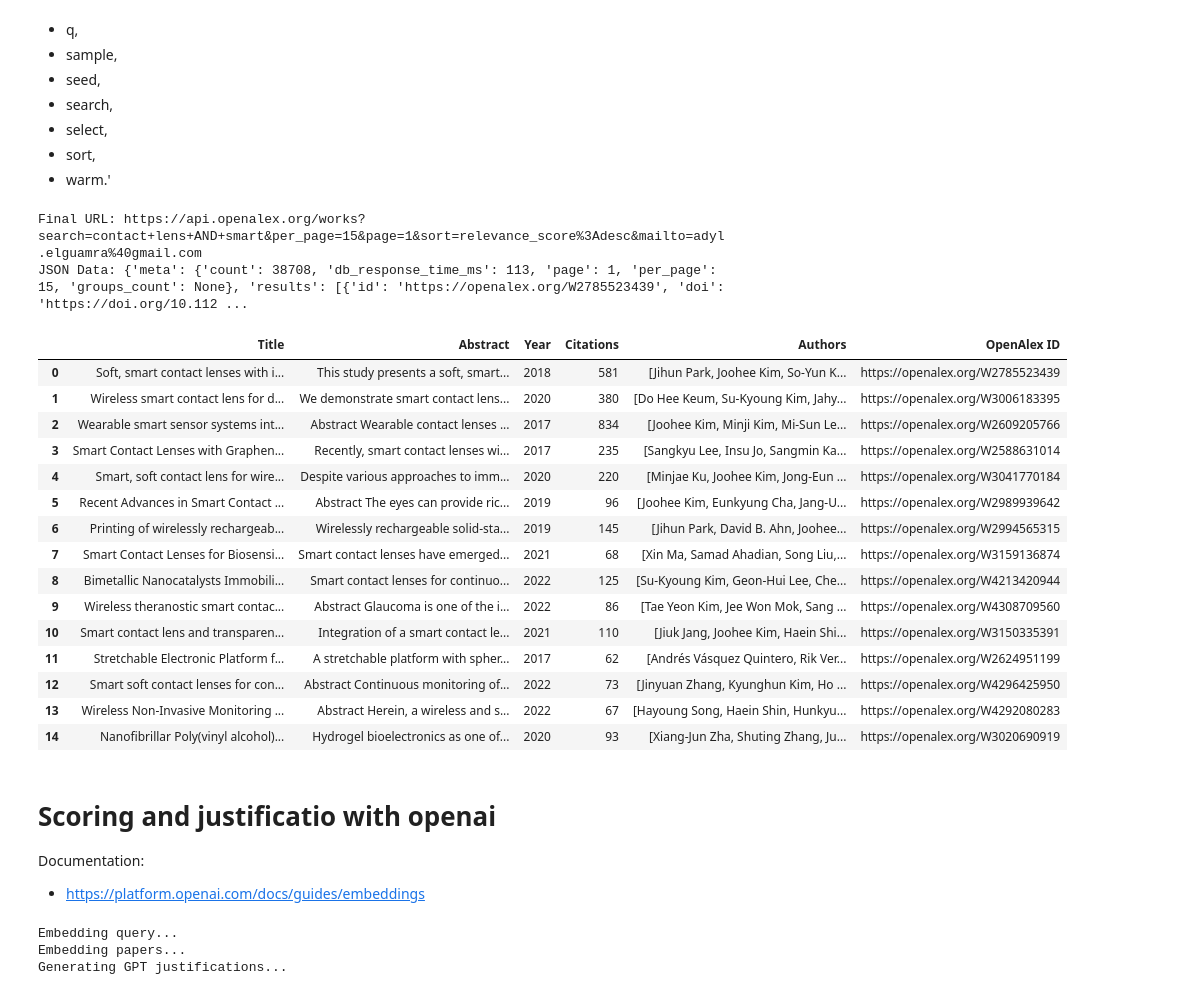
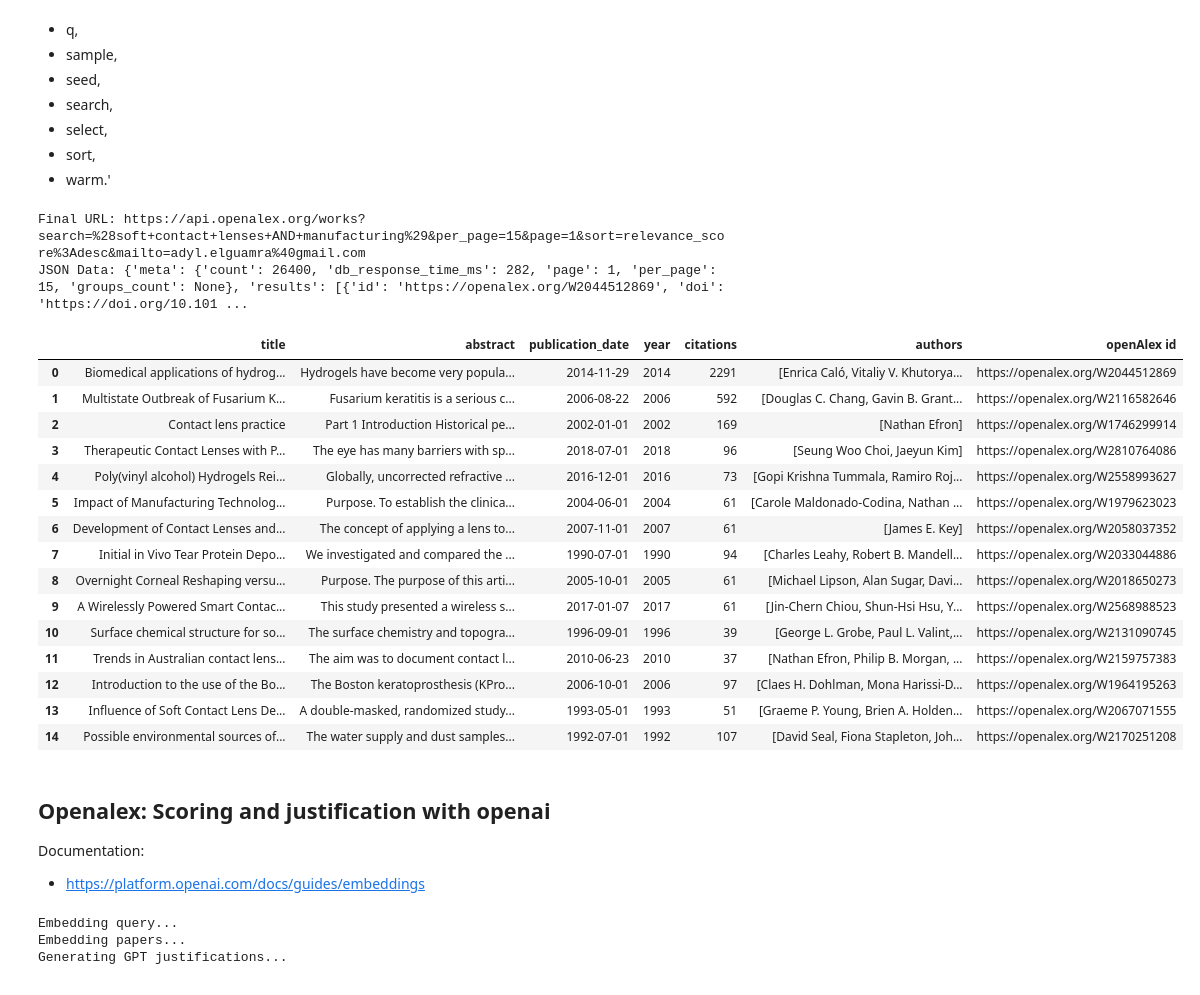
Before and after one commit to darkcyan-ugli-fruit/innolens, a Jupyter notebook: notebooks/01_innolens.ipynb, the cells around one changed output. Saved outputs shown, nothing was run; the diff lists cells and outputs as text; code cells hidden in the pictures.

```diff
--- a/notebooks/01_innolens.ipynb
+++ b/notebooks/01_innolens.ipynb
@@ -56,0 +138,13 @@ print(response.output_text)
+# %%
+import json
+
+def load_json(response_output: Response) -> dict[str, str | list[str]]:
+    # Load the json file into dictionary
+    json_dict:dict[str, str | list[str]] = json.loads(response_output)
+    # print("Parsed dict:", research_key_words)
+    return json_dict
+
+# Print the main topic
+research_key_words = load_json(response.output_text)
+print(research_key_words["main_topic"])
+# print(research_key_words["openalex"][0])
@@ -121,8 +217,11 @@ def reconstruct_abstract(abstract_inverted_index: dict[str, list[int]]) -> str:
 
 url: str = "https://api.openalex.org/works"
 
-key_word: str = "smart"
-search_terms: str = f"contact lens AND {key_word}"
+# TODO: create a loop to make the search on all the identified key words.
+main_topic: str = research_key_words["main_topic"]
+research_key_word: str = research_key_words["openalex"][0]
+
+search_terms: str = f"({main_topic} AND {research_key_word})"
 mailto: str = "adyl.elguamra@gmail.com" #For best performance, add your email to all API requests
 
 per_page: int = 15 # By default there are 25 results per page
@@ -140,59 +239,60 @@ response: requests.Response = requests.get(url, params=params)
 if response.status_code == 200:
 
     data: dict[str, Any] = response.json()
 
     works: list[dict[str, Any]] = data.get("results", []) # access a key in dictionary
 
     # Extract info into list of dicts
     records: list = []
     # loop in the list
     for work in works:
 
         abstract_inverted_index: dict[str, list[int]] = work.get("abstract_inverted_index", [])
         # print(type(abstract_inverted_index))
         abstract = reconstruct_abstract(abstract_inverted_index)
 
         record: dict[str, Any] = {
-            "Title": work.get("title"),
-            "Abstract": abstract,
-            "Year": work.get("publication_year"),
-            "Citations": work.get("cited_by_count"),
-            "Authors": [auth["author"]["display_name"] for auth in work.get("authorships", [])],
-            "OpenAlex ID": work.get("id"),
+            "title": work.get("title"),
+            "abstract": abstract,
+            "publication_date": work.get("publication_date"),
+            "year": work.get("publication_year"),
+            "citations": work.get("cited_by_count"),
+            "authors": [auth["author"]["display_name"] for auth in work.get("authorships", [])],
+            "openAlex id": work.get("id"),
         }
         records.append(record)
 
     print("Final URL:", response.url)
     print("JSON Data:", response.json())
 
     # Convert to DataFrame
     df: pd.DataFrame = pd.DataFrame(records)
     display(df)
 
 else:
     print(f"Failed to fetch data. Status code: {response.status_code}")
     print(response.text)
 # %% [output]
-Final URL: https://api.openalex.org/works?search=contact+lens+AND+smart&per_page=15&page=1&sort=relevance_score%3Adesc&mailto=adyl.elguamra%40gmail.com
-JSON Data: {'meta': {'count': 38708, 'db_response_time_ms': 113, 'page': 1, 'per_page': 15, 'groups_count': None}, 'results': [{'id': 'https://openalex.org/W2785523439', 'doi': 'https://doi.org/10.112 ...
+Final URL: https://api.openalex.org/works?search=%28soft+contact+lenses+AND+manufacturing%29&per_page=15&page=1&sort=relevance_score%3Adesc&mailto=adyl.elguamra%40gmail.com
+JSON Data: {'meta': {'count': 26400, 'db_response_time_ms': 282, 'page': 1, 'per_page': 15, 'groups_count': None}, 'results': [{'id': 'https://openalex.org/W2044512869', 'doi': 'https://doi.org/10.101 ...
-|  | Title | Abstract | Year | Citations | Authors | OpenAlex ID |
-| 0 | Soft, smart contact lenses with i... | This study presents a soft, smart... | 2018 | 581 | [Jihun Park, Joohee Kim, So-Yun K... | https://openalex.org/W2785523439 |
-| 1 | Wireless smart contact lens for d... | We demonstrate smart contact lens... | 2020 | 380 | [Do Hee Keum, Su‐Kyoung Kim, Jahy... | https://openalex.org/W3006183395 |
-| 2 | Wearable smart sensor systems int... | Abstract Wearable contact lenses ... | 2017 | 834 | [Joohee Kim, Minji Kim, Mi‐Sun Le... | https://openalex.org/W2609205766 |
-| 3 | Smart Contact Lenses with Graphen... | Recently, smart contact lenses wi... | 2017 | 235 | [Sangkyu Lee, Insu Jo, Sangmin Ka... | https://openalex.org/W2588631014 |
-| 4 | Smart, soft contact lens for wire... | Despite various approaches to imm... | 2020 | 220 | [Minjae Ku, Joohee Kim, Jong‐Eun ... | https://openalex.org/W3041770184 |
-| 5 | Recent Advances in Smart Contact ... | Abstract The eyes can provide ric... | 2019 | 96 | [Joohee Kim, Eunkyung Cha, Jang‐U... | https://openalex.org/W2989939642 |
-| 6 | Printing of wirelessly rechargeab... | Wirelessly rechargeable solid-sta... | 2019 | 145 | [Jihun Park, David B. Ahn, Joohee... | https://openalex.org/W2994565315 |
-| 7 | Smart Contact Lenses for Biosensi... | Smart contact lenses have emerged... | 2021 | 68 | [Xin Ma, Samad Ahadian, Song Liu,... | https://openalex.org/W3159136874 |
-| 8 | Bimetallic Nanocatalysts Immobili... | Smart contact lenses for continuo... | 2022 | 125 | [Su‐Kyoung Kim, Geon‐Hui Lee, Che... | https://openalex.org/W4213420944 |
-| 9 | Wireless theranostic smart contac... | Abstract Glaucoma is one of the i... | 2022 | 86 | [Tae Yeon Kim, Jee Won Mok, Sang ... | https://openalex.org/W4308709560 |
-| 10 | Smart contact lens and transparen... | Integration of a smart contact le... | 2021 | 110 | [Jiuk Jang, Joohee Kim, Haein Shi... | https://openalex.org/W3150335391 |
-| 11 | Stretchable Electronic Platform f... | A stretchable platform with spher... | 2017 | 62 | [Andrés Vásquez Quintero, Rik Ver... | https://openalex.org/W2624951199 |
-| 12 | Smart soft contact lenses for con... | Abstract Continuous monitoring of... | 2022 | 73 | [Jinyuan Zhang, Kyunghun Kim, Ho ... | https://openalex.org/W4296425950 |
-| 13 | Wireless Non‐Invasive Monitoring ... | Abstract Herein, a wireless and s... | 2022 | 67 | [Hayoung Song, Haein Shin, Hunkyu... | https://openalex.org/W4292080283 |
-| 14 | Nanofibrillar Poly(vinyl alcohol)... | Hydrogel bioelectronics as one of... | 2020 | 93 | [Xiang‐Jun Zha, Shuting Zhang, Ju... | https://openalex.org/W3020690919 |
+|  | title | abstract | publication_date | year | citations | authors | openAlex id |
+| 0 | Biomedical applications of hydrog... | Hydrogels have become very popula... | 2014-11-29 | 2014 | 2291 | [Enrica Caló, Vitaliy V. Khutorya... | https://openalex.org/W2044512869 |
+| 1 | Multistate Outbreak of Fusarium K... | Fusarium keratitis is a serious c... | 2006-08-22 | 2006 | 592 | [Douglas C. Chang, Gavin B. Grant... | https://openalex.org/W2116582646 |
+| 2 | Contact lens practice | Part 1 Introduction Historical pe... | 2002-01-01 | 2002 | 169 | [Nathan Efron] | https://openalex.org/W1746299914 |
+| 3 | Therapeutic Contact Lenses with P... | The eye has many barriers with sp... | 2018-07-01 | 2018 | 96 | [Seung Woo Choi, Jaeyun Kim] | https://openalex.org/W2810764086 |
+| 4 | Poly(vinyl alcohol) Hydrogels Rei... | Globally, uncorrected refractive ... | 2016-12-01 | 2016 | 73 | [Gopi Krishna Tummala, Ramiro Roj... | https://openalex.org/W2558993627 |
+| 5 | Impact of Manufacturing Technolog... | Purpose. To establish the clinica... | 2004-06-01 | 2004 | 61 | [Carole Maldonado‐Codina, Nathan ... | https://openalex.org/W1979623023 |
+| 6 | Development of Contact Lenses and... | The concept of applying a lens to... | 2007-11-01 | 2007 | 61 | [James E. Key] | https://openalex.org/W2058037352 |
+| 7 | Initial in Vivo Tear Protein Depo... | We investigated and compared the ... | 1990-07-01 | 1990 | 94 | [Charles Leahy, Robert B. Mandell... | https://openalex.org/W2033044886 |
+| 8 | Overnight Corneal Reshaping versu... | Purpose. The purpose of this arti... | 2005-10-01 | 2005 | 61 | [Michael Lipson, Alan Sugar, Davi... | https://openalex.org/W2018650273 |
+| 9 | A Wirelessly Powered Smart Contac... | This study presented a wireless s... | 2017-01-07 | 2017 | 61 | [Jin‐Chern Chiou, Shun-Hsi Hsu, Y... | https://openalex.org/W2568988523 |
+| 10 | Surface chemical structure for so... | The surface chemistry and topogra... | 1996-09-01 | 1996 | 39 | [George L. Grobe, Paul L. Valint,... | https://openalex.org/W2131090745 |
+| 11 | Trends in Australian contact lens... | The aim was to document contact l... | 2010-06-23 | 2010 | 37 | [Nathan Efron, Philip B. Morgan, ... | https://openalex.org/W2159757383 |
+| 12 | Introduction to the use of the Bo... | The Boston keratoprosthesis (KPro... | 2006-10-01 | 2006 | 97 | [Claes H. Dohlman, Mona Harissi‐D... | https://openalex.org/W1964195263 |
+| 13 | Influence of Soft Contact Lens De... | A double-masked, randomized study... | 1993-05-01 | 1993 | 51 | [Graeme P. Young, Brien A. Holden... | https://openalex.org/W2067071555 |
+| 14 | Possible environmental sources of... | The water supply and dust samples... | 1992-07-01 | 1992 | 107 | [David Seal, Fiona Stapleton, Joh... | https://openalex.org/W2170251208 |
 # %% [markdown]
-# Scoring and justificatio  with openai
+## Openalex: Scoring and justification  with openai
 
 Documentation:
 * https://platform.openai.com/docs/guides/embeddings
```
Also changed, not shown: parts of 6 cells of this notebook.
